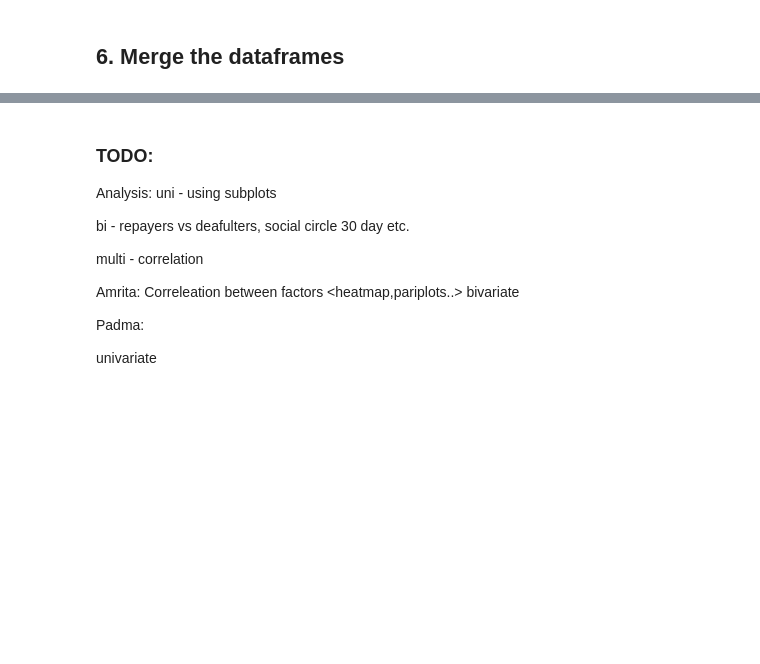
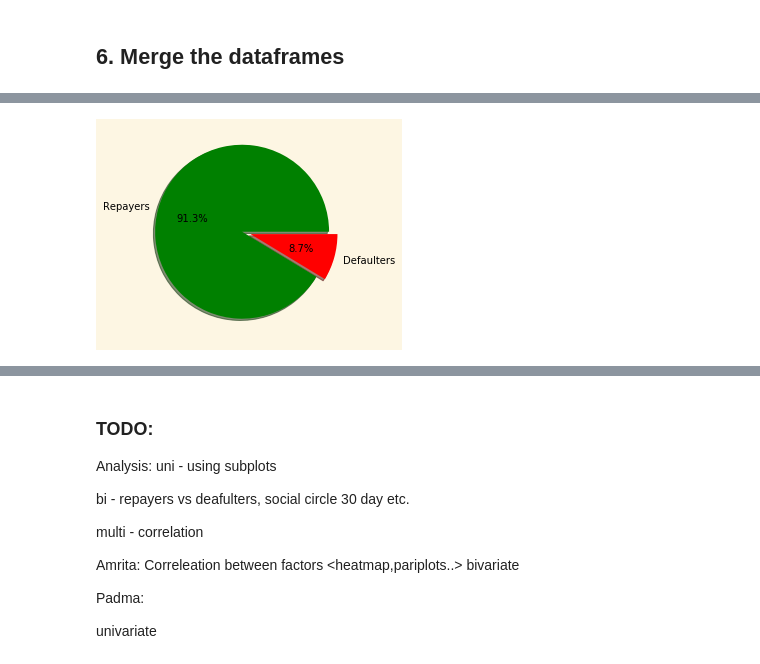
Before and after one commit to padma-it/DataScienceCaseStudies, a Jupyter notebook: Credit EDA/Credit_EDA_Case_Study_Padma.ipynb, the cells around one changed output, grey strips where cells are left out. Saved outputs shown, nothing was run; the diff lists cells and outputs as text; code cells hidden in the pictures; blank space fills up the shorter version.

```diff
--- a/Credit EDA/Credit_EDA_Case_Study_Padma.ipynb
+++ b/Credit EDA/Credit_EDA_Case_Study_Padma.ipynb
@@ -135,7 +135,7 @@ Index(['SK_ID_CURR', 'TARGET', 'NAME_CONTRACT_TYPE', 'CODE_GENDER', 'FLAG_OWN_CA
 # %%
-drop_column_names = ['AMT_REQ_CREDIT_BUREAU_DAY','AMT_REQ_CREDIT_BUREAU_MON','AMT_REQ_CREDIT_BUREAU_QRT','AMT_REQ_CREDIT_BUREAU_WEEK','AMT_REQ_CREDIT_BUREAU_YEAR','EXT_SOURCE_2','EXT_SOURCE_3','HOUR_APPR_PROCESS_START','NAME_TYPE_SUITE','WEEKDAY_APPR_PROCESS_START']
-applicationDF.drop(columns=drop_column_names, axis=1, inplace=True)
-applicationDF.head()
+# drop_column_names = ['AMT_REQ_CREDIT_BUREAU_DAY','AMT_REQ_CREDIT_BUREAU_MON','AMT_REQ_CREDIT_BUREAU_QRT','AMT_REQ_CREDIT_BUREAU_WEEK','AMT_REQ_CREDIT_BUREAU_YEAR','EXT_SOURCE_2','EXT_SOURCE_3','HOUR_APPR_PROCESS_START','NAME_TYPE_SUITE','WEEKDAY_APPR_PROCESS_START']
+# applicationDF.drop(columns=drop_column_names, axis=1, inplace=True)
+# applicationDF.head()
 # %% [output]
 |  | SK_ID_CURR | TARGET | NAME_CONTRACT_TYPE | CODE_GENDER | FLAG_OWN_CAR | FLAG_OWN_REALTY | CNT_CHILDREN | ... |
 | 0 | 100002 | 1 | Cash loans | M | N | Y | 0 | ... |
@@ -222,7 +221,7 @@ Index(['SK_ID_PREV', 'SK_ID_CURR', 'NAME_CONTRACT_TYPE', 'AMT_ANNUITY', 'AMT_APP
 # %%
-drop_column_names = ['WEEKDAY_APPR_PROCESS_START','HOUR_APPR_PROCESS_START']
-previousDF.drop(columns=drop_column_names, axis=1, inplace=True)
-previousDF.head()
+# drop_column_names = ['WEEKDAY_APPR_PROCESS_START','HOUR_APPR_PROCESS_START']
+# previousDF.drop(columns=drop_column_names, axis=1, inplace=True)
+# previousDF.head()
 # %% [output]
 |  | SK_ID_PREV | SK_ID_CURR | NAME_CONTRACT_TYPE | AMT_ANNUITY | AMT_APPLICATION | AMT_CREDIT | AMT_GOODS_PRICE | ... |
 | 0 | 2030495 | 271877 | Consumer loans | 1730.430 | 17145.0 | 17145.0 | 17145.0 | ... |
@@ -262,0 +260,5 @@ AMT_GOODS_PRICE_y
+# %%
+# Rename columns which have same names in both dataframes
+
+loan_process_df.rename(columns={'NAME_CONTRACT_TYPE_x':'NAME_CONTRACT_TYPE_CURRENT','NAME_CONTRACT_TYPE_y':'NAME_CONTRACT_TYPE_PREVIOUS','AMT_CREDIT_x':'AMT_CREDIT_CURRENT','AMT_CREDIT_y':'AMT_CREDIT_PREVIOUS','AMT_ANNUITY_x':'AMT_ANNUITY_CURRENT','AMT_ANNUITY_y':'AMT_ANNUITY_PREVIOUS','AMT_GOODS_PRICE_x':'AMT_GOODS_PRICE_CURRENT','AMT_GOODS_PRICE_y':'AMT_GOODS_PRICE_PREVIOUS'}, inplace=True)
+loan_process_df.columns
@@ -263,9 +272,9 @@ AMT_GOODS_PRICE_y
 # %%
-# drop unnecessary columns
+# # drop unnecessary columns
 
-drop_column_names = ['SK_ID_CURR','SK_ID_PREV']
-loan_process_df.drop(columns=drop_column_names, axis=1, inplace=True)
-loan_process_df.head(1)
+# drop_column_names = ['SK_ID_CURR','SK_ID_PREV']
+# loan_process_df.drop(columns=drop_column_names, axis=1, inplace=True)
+# loan_process_df.head(1)
 # %% [output]
 |  | TARGET | NAME_CONTRACT_TYPE_x | CODE_GENDER | FLAG_OWN_CAR | FLAG_OWN_REALTY | CNT_CHILDREN | ... |
 | 0 | 1 | Cash loans | M | N | Y | 0 | ... |
@@ -335,0 +337,10 @@ KeyboardInterrupt:
+# %%
+plt.style.use('Solarize_Light2')
+labels = "Repayers","Defaulters"
+sizes = round((loan_process_df['TARGET'].value_counts(normalize=True)*100),2)
+colors = ['green','red']
+explode = (0.1, 0)  # explode 1st slice
+plt.pie(sizes, explode=explode, labels=labels, colors=colors,autopct='%1.1f%%', shadow=True)
+plt.show()
+# %% [output]
+[figure, added]
```
Also changed, not shown: parts of 69 cells of this notebook, 4 other files.
